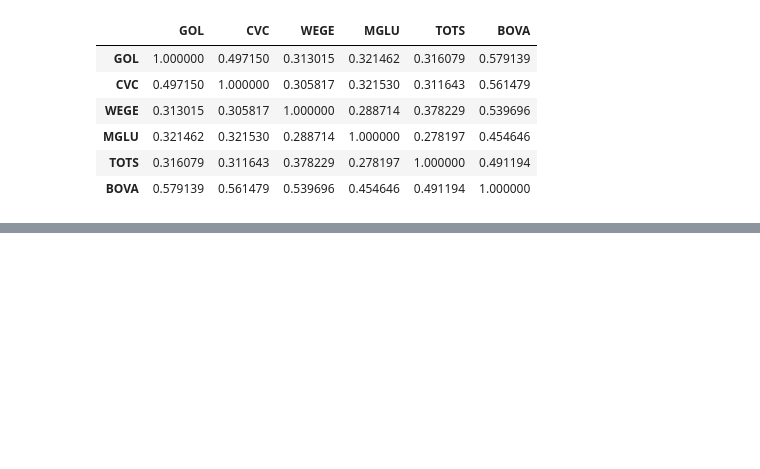
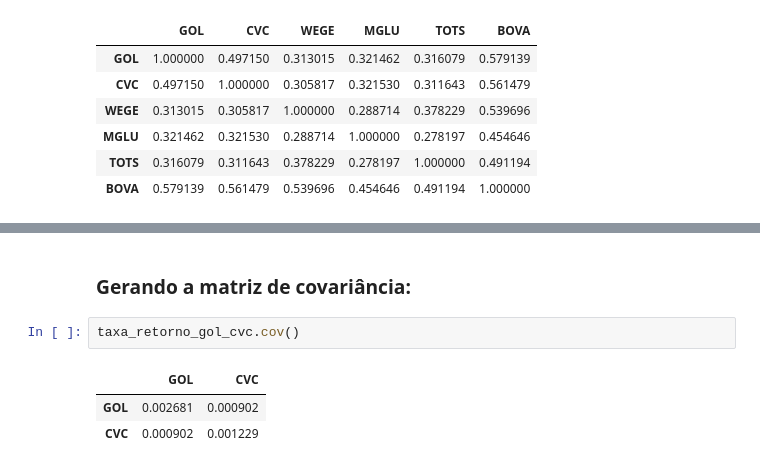
Before and after one commit to CGVARGAS/analiseDados1, a Jupyter notebook: correlacaoEntreAcoes.ipynb, the cells around one changed output, grey strips where cells are left out. Drawn from its saved outputs; the diff is of its cells as text; blank space fills up the shorter version.

```diff
--- a/correlacaoEntreAcoes.ipynb
+++ b/correlacaoEntreAcoes.ipynb
@@ -89,0 +129,8 @@ sns.heatmap(taxa_retorno.corr(), annot=True)
+# %% [markdown]
+### Gerando a matriz de covariância:
+# %%
+taxa_retorno_gol_cvc.cov()
+# %% [output]
+|  | GOL | CVC |
+| GOL | 0.002681 | 0.000902 |
+| CVC | 0.000902 | 0.001229 |
```
Also changed, not shown: parts of 64 cells of this notebook.
